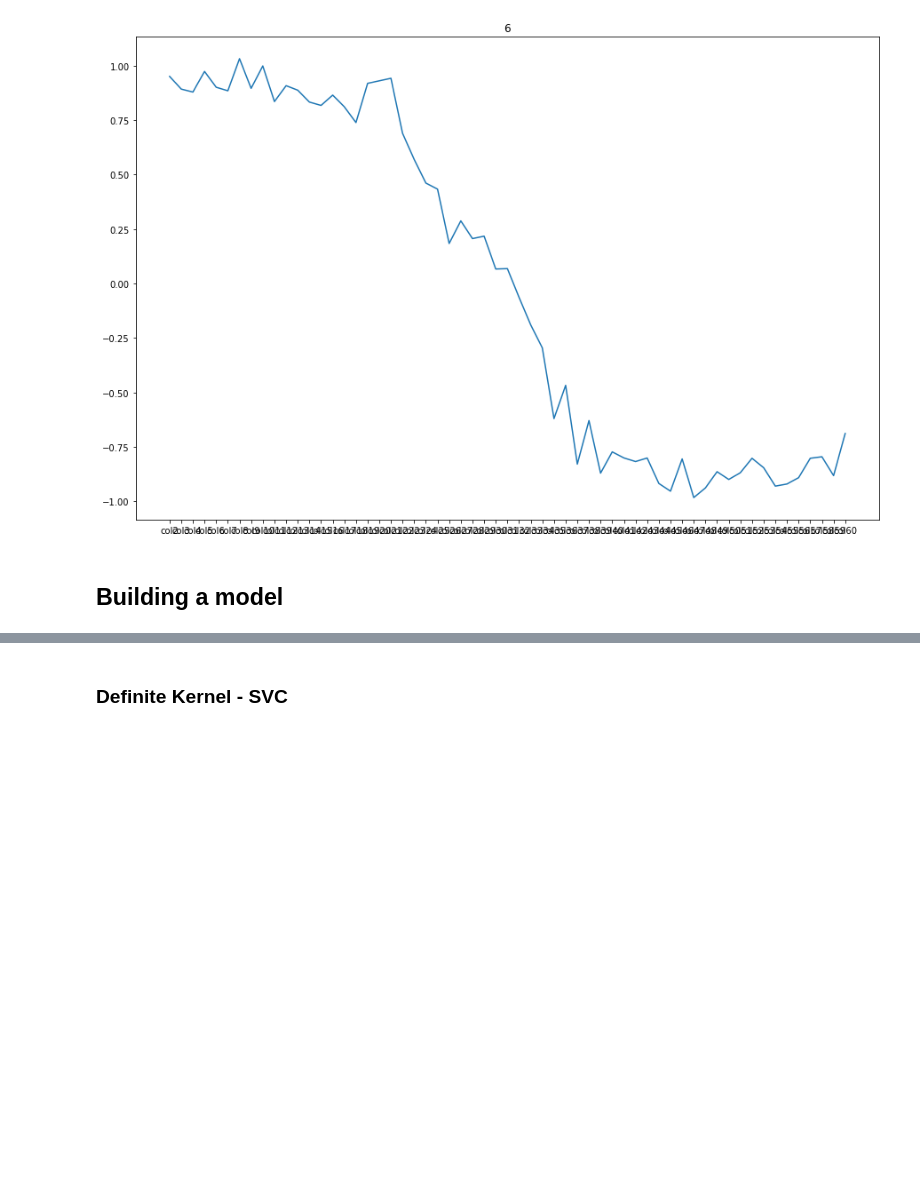
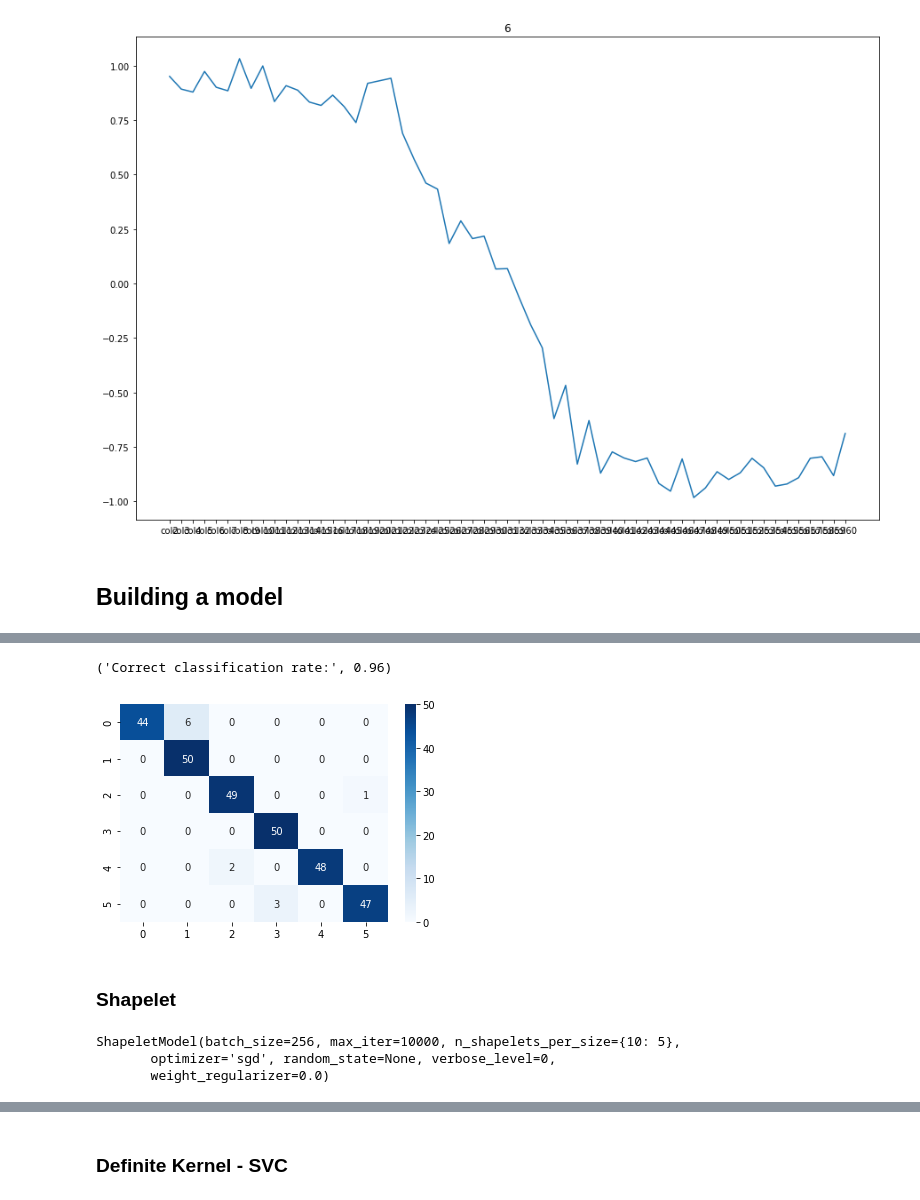
Before and after one commit to giadaconfo/time-series-classification, a Jupyter notebook: tsc_comparison.ipynb, the cells around one changed output, grey strips where cells are left out. Saved outputs shown, nothing was run; the diff lists cells and outputs as text; code cells hidden in the pictures; blank space fills up the shorter version.

Commit message:
added confusion matrices, code refactoring

```diff
--- a/tsc_comparison.ipynb
+++ b/tsc_comparison.ipynb
@@ -91,0 +102,3 @@ for key in sums:
+# %%
+y_pred_knn = knn.predict(X_test)
+y_pred_knn
@@ -91,0 +137,17 @@ for key in sums:
+# %%
+print("Correct classification rate:", knn.score(X_test, y_test))
+# %% [output]
+('Correct classification rate:', 0.96)
+# %%
+ax = sns.heatmap(confusion_matrix(y_test,y_pred_knn),  annot=True, cmap="Blues")
+# %% [output]
+[figure, added]
+# %% [markdown]
+### Shapelet
+# %%
+sl = ShapeletModel(n_shapelets_per_size={10: 5}, max_iter=10000, verbose_level=0)
+sl.fit(X_train, y_train)
+# %% [output]
+ShapeletModel(batch_size=256, max_iter=10000, n_shapelets_per_size={10: 5},
+       optimizer='sgd', random_state=None, verbose_level=0,
+       weight_regularizer=0.0)
```
Also changed, not shown: parts of 33 cells of this notebook.
